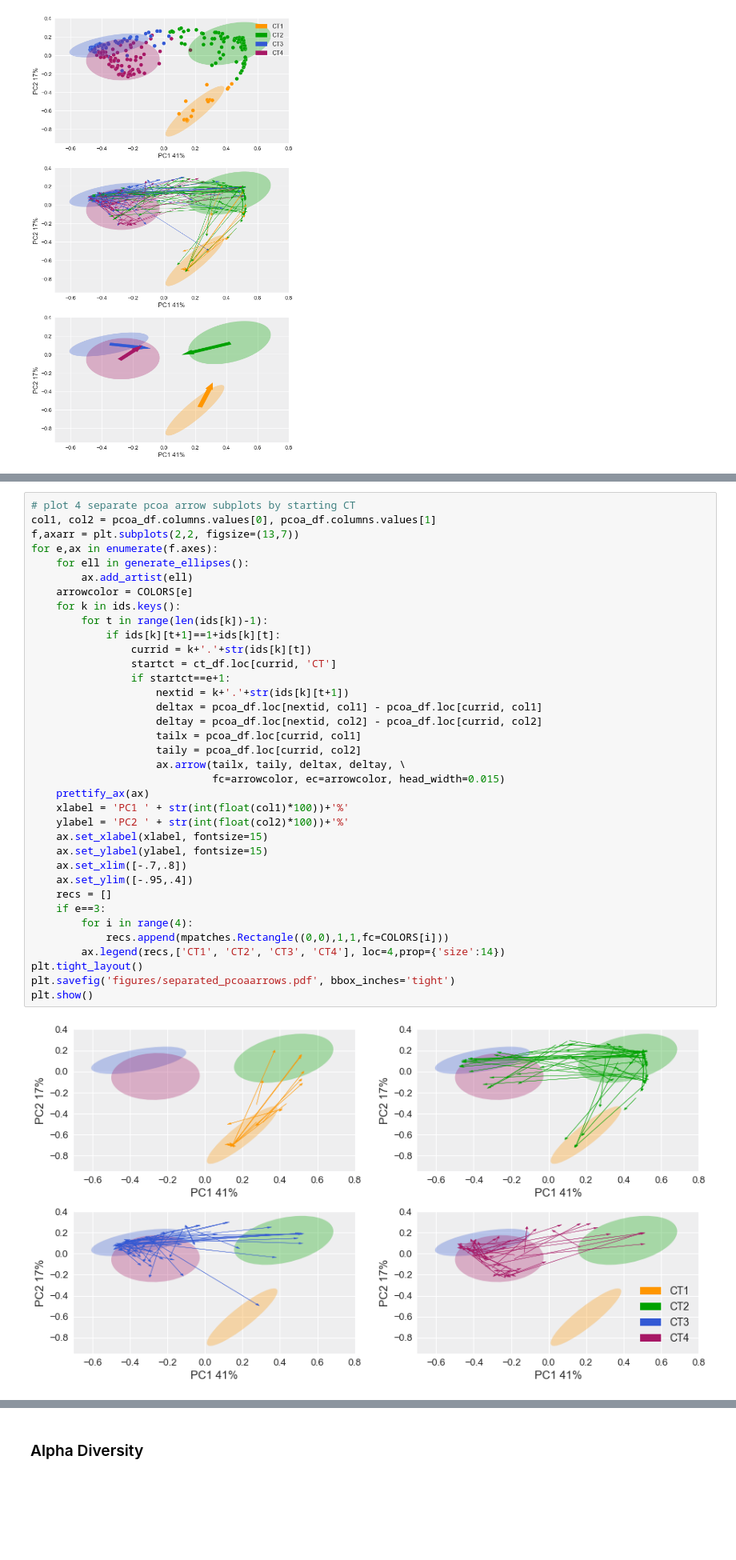
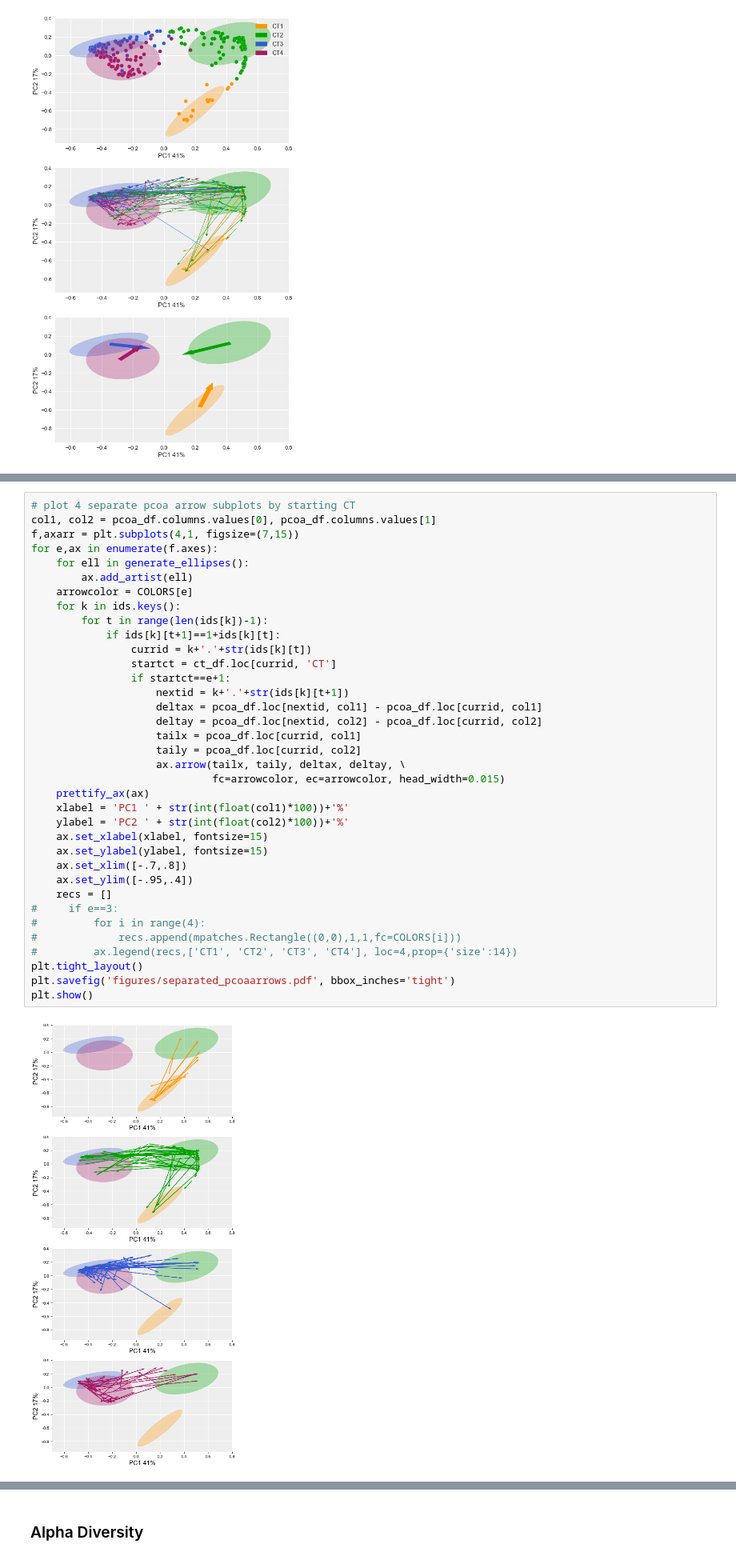
Before and after one commit to munozalexander/Cervicovaginal-Microbiome-Temporal-Dynamics, a Jupyter notebook: Markov_TaxaLevel.ipynb, the cells around one changed output, grey strips where cells are left out. Shown: that part at 80% size. Cells and saved outputs as stored; diff of their text form; blank space fills up the shorter version.

```diff
--- a/Markov_TaxaLevel.ipynb
+++ b/Markov_TaxaLevel.ipynb
@@ -528,41 +528,41 @@ rawotu.loc[ct_df[ct_df.CT==4].index,:].sort_values('Lactobacillaceae Lactobacill
 # %%
 # plot 4 separate pcoa arrow subplots by starting CT
 col1, col2 = pcoa_df.columns.values[0], pcoa_df.columns.values[1]
-f,axarr = plt.subplots(2,2, figsize=(13,7))
+f,axarr = plt.subplots(4,1, figsize=(7,15))
 for e,ax in enumerate(f.axes):
     for ell in generate_ellipses():
         ax.add_artist(ell)
     arrowcolor = COLORS[e]
     for k in ids.keys():
         for t in range(len(ids[k])-1):
             if ids[k][t+1]==1+ids[k][t]:
                 currid = k+'.'+str(ids[k][t])
                 startct = ct_df.loc[currid, 'CT']
                 if startct==e+1:
                     nextid = k+'.'+str(ids[k][t+1])
                     deltax = pcoa_df.loc[nextid, col1] - pcoa_df.loc[currid, col1]
                     deltay = pcoa_df.loc[nextid, col2] - pcoa_df.loc[currid, col2]
                     tailx = pcoa_df.loc[currid, col1]
                     taily = pcoa_df.loc[currid, col2]
                     ax.arrow(tailx, taily, deltax, deltay, \
                              fc=arrowcolor, ec=arrowcolor, head_width=0.015)
     prettify_ax(ax)
     xlabel = 'PC1 ' + str(int(float(col1)*100))+'%'
     ylabel = 'PC2 ' + str(int(float(col2)*100))+'%'
     ax.set_xlabel(xlabel, fontsize=15)
     ax.set_ylabel(ylabel, fontsize=15)
     ax.set_xlim([-.7,.8])
     ax.set_ylim([-.95,.4])
     recs = []
-    if e==3:
-        for i in range(4):
-            recs.append(mpatches.Rectangle((0,0),1,1,fc=COLORS[i]))
-        ax.legend(recs,['CT1', 'CT2', 'CT3', 'CT4'], loc=4,prop={'size':14})
+#     if e==3:
+#         for i in range(4):
+#             recs.append(mpatches.Rectangle((0,0),1,1,fc=COLORS[i]))
+#         ax.legend(recs,['CT1', 'CT2', 'CT3', 'CT4'], loc=4,prop={'size':14})
 plt.tight_layout()
 plt.savefig('figures/separated_pcoaarrows.pdf', bbox_inches='tight')
 plt.show()
 # %% [output]
-[figure, old version]
+[figure, new version]
 # %%
 # plot individual timepoints
 timepoints = 3
```
Also changed, not shown: 11 other files.
